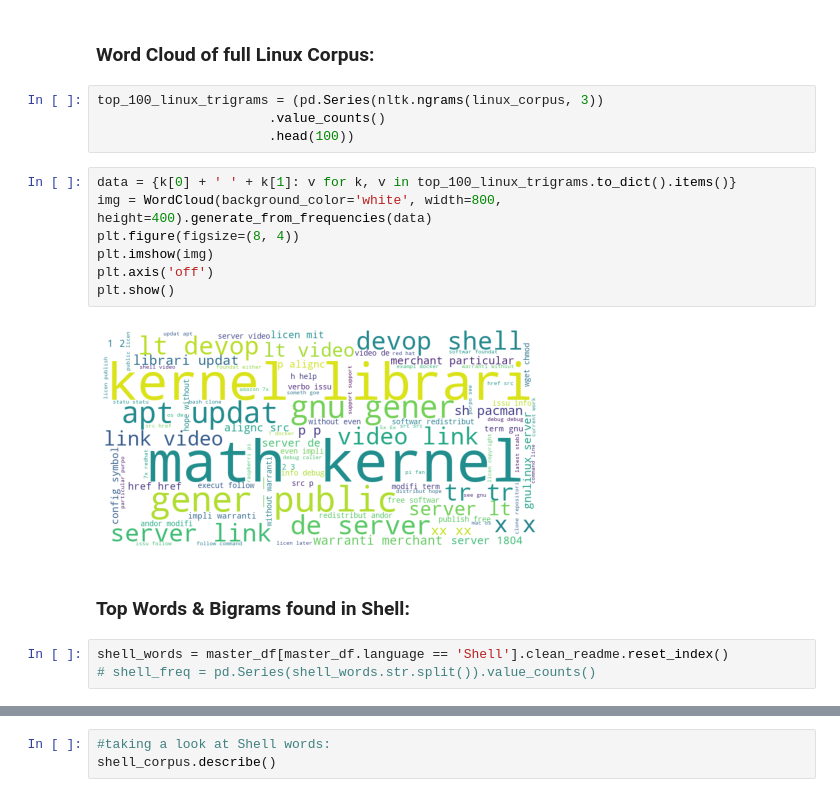
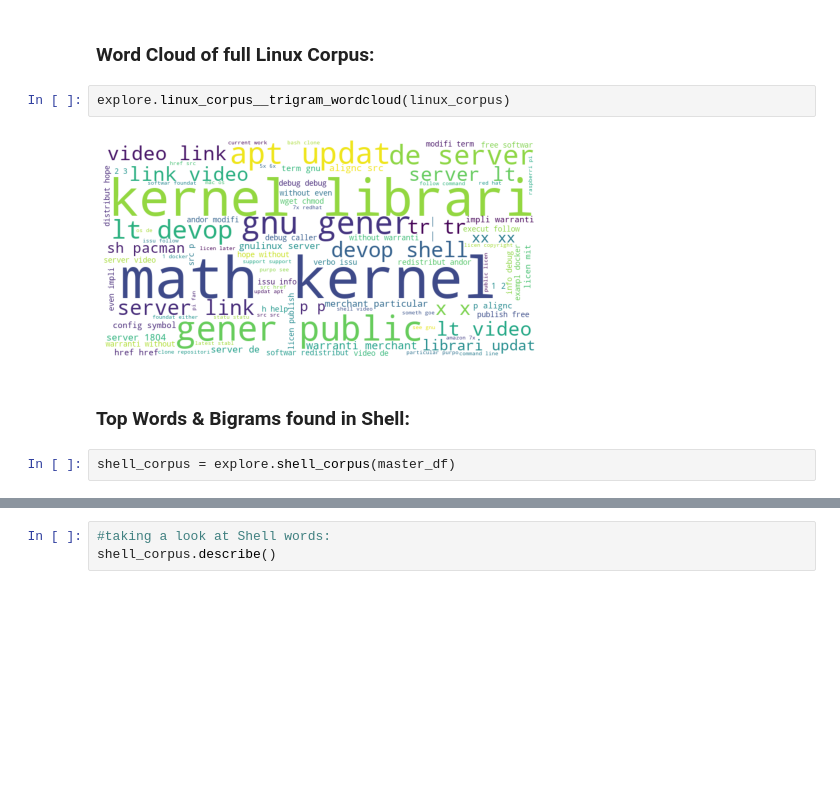
Before and after one commit to jemison-nlp-AnJeSt/github-NLP-project, a Jupyter notebook: Final_Notebook.ipynb, the cells around one changed output, grey strips where cells are left out. Drawn from its saved outputs; the diff is of its cells as text; blank space fills up the shorter version.

```diff
--- a/Final_Notebook.ipynb
+++ b/Final_Notebook.ipynb
@@ -313,20 +227,10 @@ _ = plt.yticks(ticks, labels)
 # %% [markdown]
 ### Word Cloud of full Linux Corpus:
 # %%
-top_100_linux_trigrams = (pd.Series(nltk.ngrams(linux_corpus, 3))
-                      .value_counts()
-                      .head(100))
+explore.linux_corpus__trigram_wordcloud(linux_corpus)
+# %% [output]
+[figure, added]
-# %%
-data = {k[0] + ' ' + k[1]: v for k, v in top_100_linux_trigrams.to_dict().items()}
-img = WordCloud(background_color='white', width=800, height=400).generate_from_frequencies(data)
-plt.figure(figsize=(8, 4))
-plt.imshow(img)
-plt.axis('off')
-plt.show()
-# %% [output]
-[figure, removed]
 # %% [markdown]
 ### Top Words & Bigrams found in Shell:
 # %%
-shell_words = master_df[master_df.language == 'Shell'].clean_readme.reset_index()
-# shell_freq = pd.Series(shell_words.str.split()).value_counts()
+shell_corpus = explore.shell_corpus(master_df)
```
Also changed, not shown: parts of 78 cells of this notebook, 3 other files.
